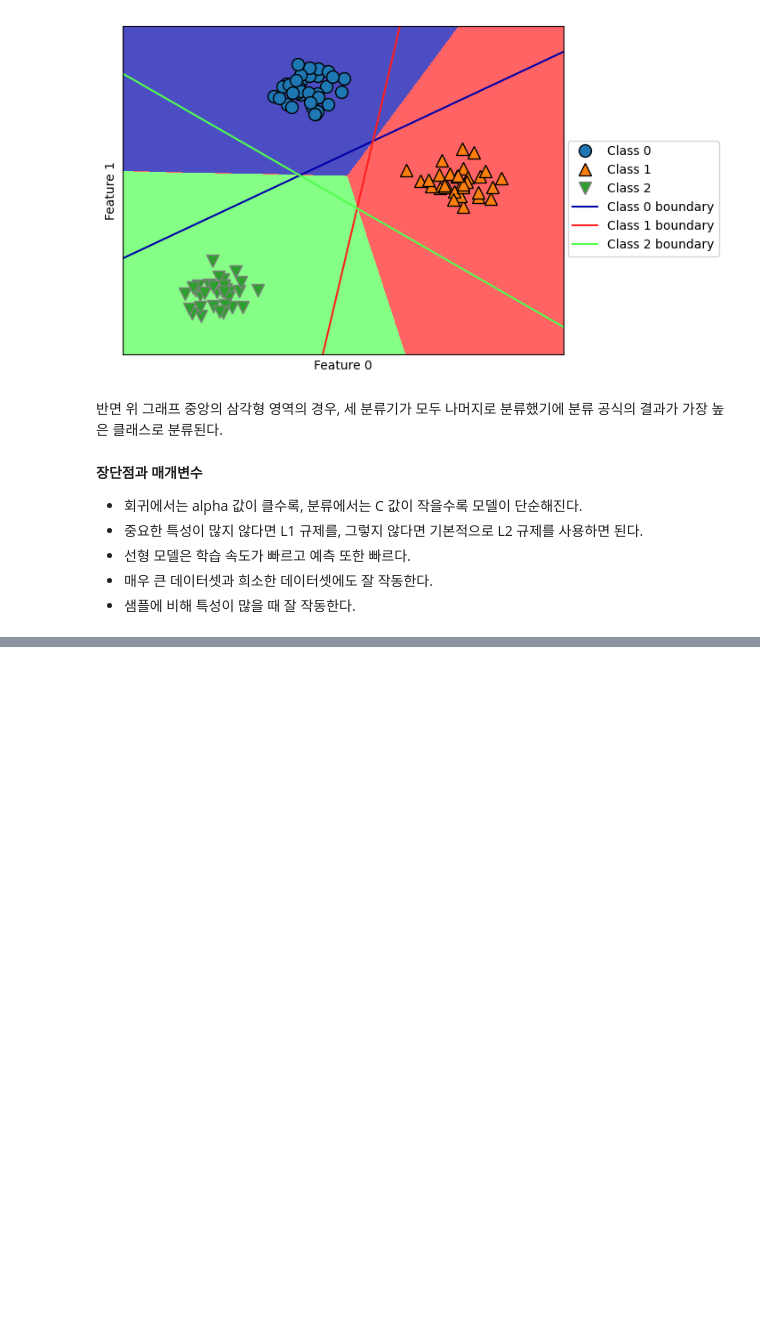
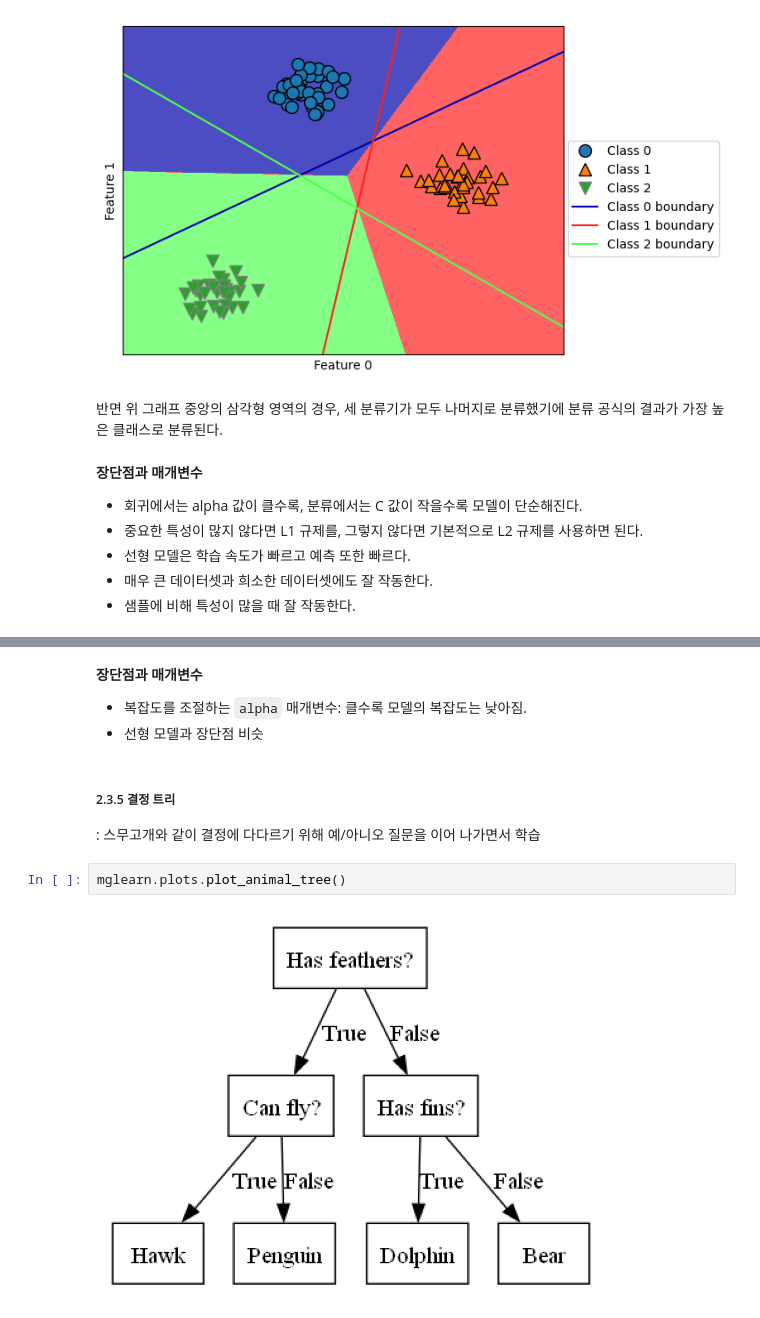
Before and after one commit to logiggi/MachineLearning, a Jupyter notebook: Chapter2.ipynb, the cells around one changed output, grey strips where cells are left out. Saved outputs shown, nothing was run; the diff lists cells and outputs as text; blank space fills up the shorter version.

````diff
--- a/Chapter2.ipynb
+++ b/Chapter2.ipynb
@@ -644,0 +651,11 @@ plt.show()
+# %% [markdown]
+**장단점과 매개변수**
+* 복잡도를 조절하는 ```alpha``` 매개변수: 클수록 모델의 복잡도는 낮아짐.
+* 선형 모델과 장단점 비슷
+# %% [markdown]
+##### 2.3.5 결정 트리
+: 스무고개와 같이 결정에 다다르기 위해 예/아니오 질문을 이어 나가면서 학습
+# %%
+mglearn.plots.plot_animal_tree()
+# %% [output]
+[figure, added]
````
Also changed, not shown: parts of 33 cells of this notebook.
